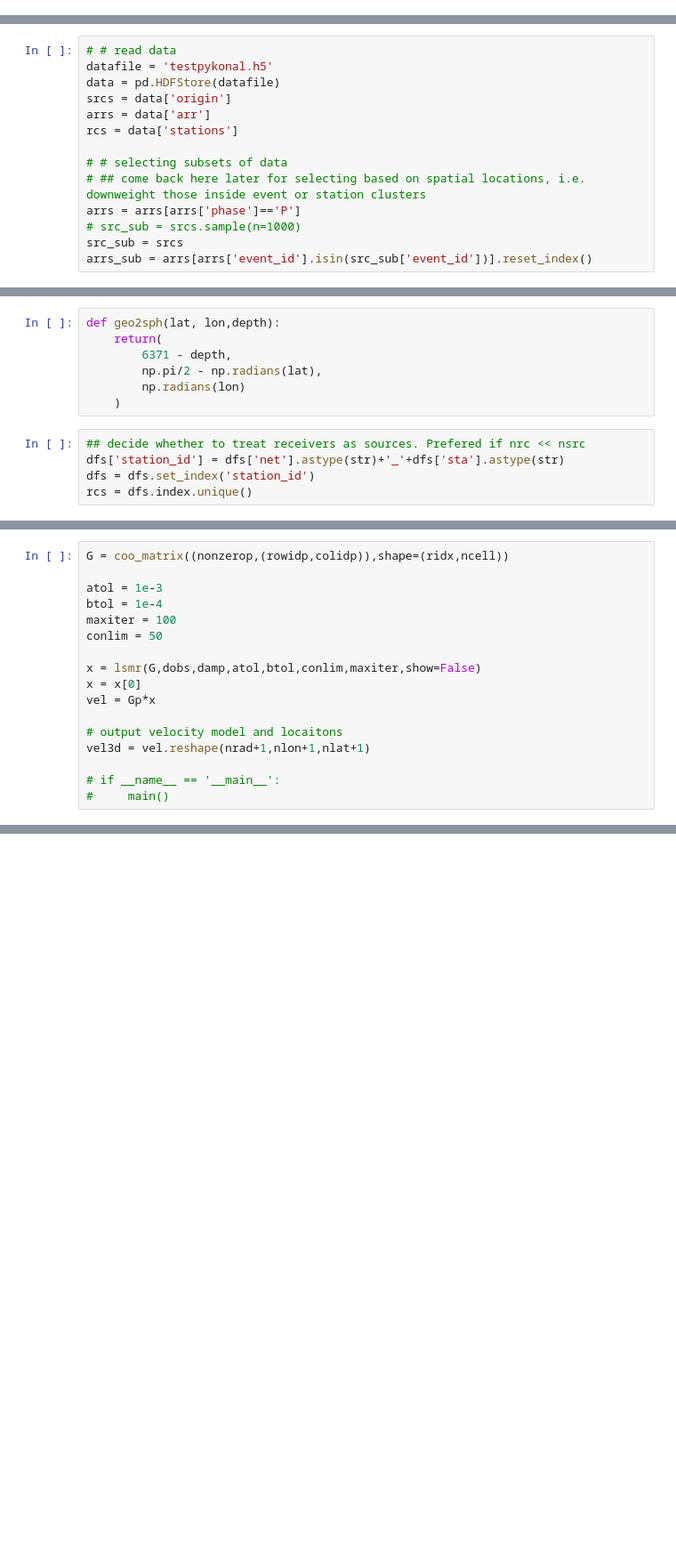
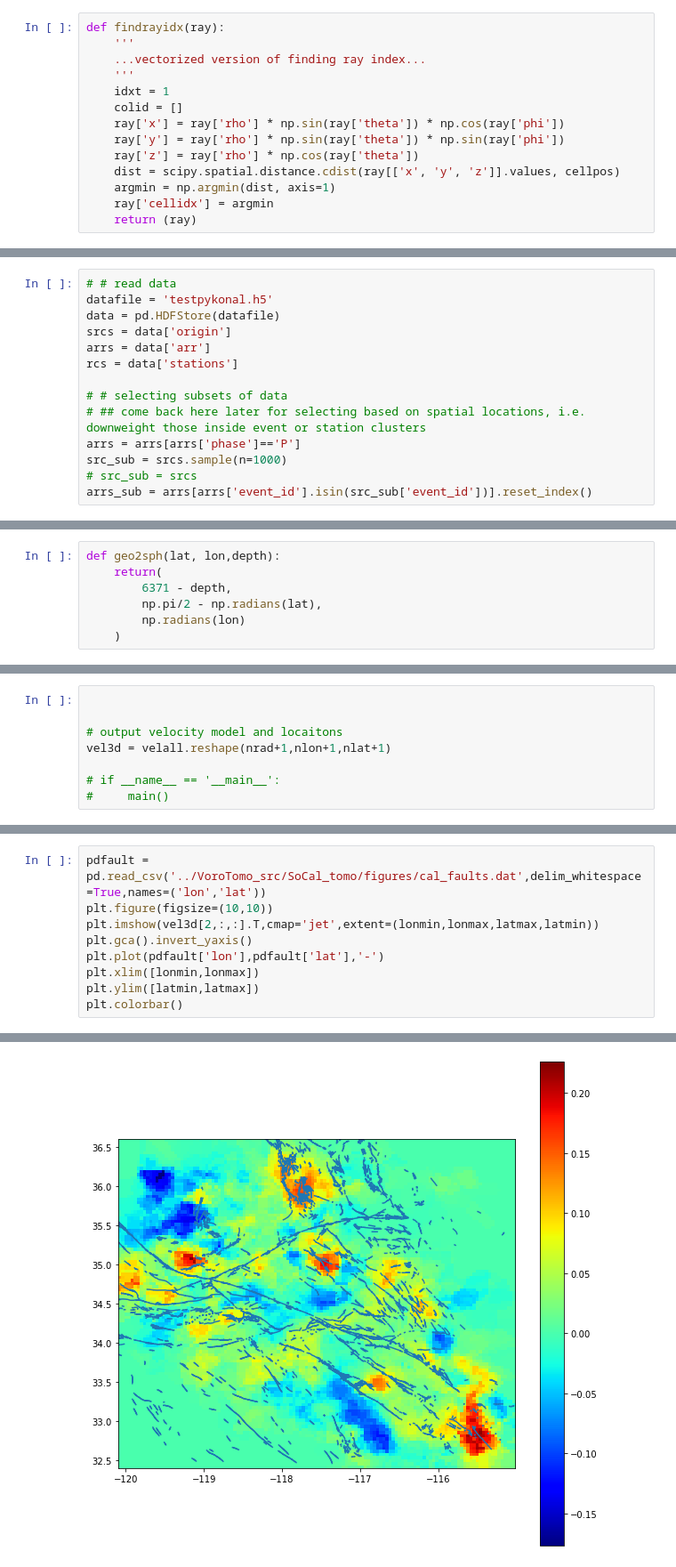
Before and after one commit to HongjianFang/PyVoroTomo, a Jupyter notebook: PyVoroTomo_Demo.ipynb, the cells around one changed output, grey strips where cells are left out. Shown at 89% size. Cells and saved outputs as stored; diff of their text form; blank space fills up the shorter version.

Commit message:
first workable version for 1 iteration

```diff
--- a/PyVoroTomo_Demo.ipynb
+++ b/PyVoroTomo_Demo.ipynb
@@ -140,0 +106,14 @@ Gp = coo_matrix((np.ones(mdim,),(rowid,colid)),shape=(mdim,ncell))
+# %%
+def findrayidx(ray):
+    '''
+    ...vectorized version of finding ray index...
+    '''
+    idxt = 1
+    colid = []
+    ray['x'] = ray['rho'] * np.sin(ray['theta']) * np.cos(ray['phi'])
+    ray['y'] = ray['rho'] * np.sin(ray['theta']) * np.sin(ray['phi'])
+    ray['z'] = ray['rho'] * np.cos(ray['theta'])
+    dist = scipy.spatial.distance.cdist(ray[['x', 'y', 'z']].values, cellpos)
+    argmin = np.argmin(dist, axis=1)
+    ray['cellidx'] = argmin
+    return (ray)
@@ -149,6 +165,6 @@ rcs = data['stations']
 # # selecting subsets of data
 # ## come back here later for selecting based on spatial locations, i.e. downweight those inside event or station clusters
 arrs = arrs[arrs['phase']=='P']
-# src_sub = srcs.sample(n=1000)
-src_sub = srcs
+src_sub = srcs.sample(n=1000)
+# src_sub = srcs
 arrs_sub = arrs[arrs['event_id'].isin(src_sub['event_id'])].reset_index()
@@ -220,9 +234,4 @@ def geo2sph(lat, lon,depth):
         np.pi/2 - np.radians(lat),
         np.radians(lon)
     )
-# %%
-## decide whether to treat receivers as sources. Prefered if nrc << nsrc
-dfs['station_id'] = dfs['net'].astype(str)+'_'+dfs['sta'].astype(str)
-dfs = dfs.set_index('station_id')
-rcs = dfs.index.unique()
 # %%
@@ -322,17 +329,8 @@ ray.groupby('cellidx').count()
 # %%
-G = coo_matrix((nonzerop,(rowidp,colidp)),shape=(ridx,ncell))
 
-atol = 1e-3
-btol = 1e-4
-maxiter = 100
-conlim = 50
-
-x = lsmr(G,dobs,damp,atol,btol,conlim,maxiter,show=False)
-x = x[0]
-vel = Gp*x
 
 # output velocity model and locaitons
-vel3d = vel.reshape(nrad+1,nlon+1,nlat+1)
+vel3d = velall.reshape(nrad+1,nlon+1,nlat+1)
 
 # if __name__ == '__main__':
 #     main()
@@ -348,0 +337,10 @@ findrayidx(ray)
+# %%
+pdfault = pd.read_csv('../VoroTomo_src/SoCal_tomo/figures/cal_faults.dat',delim_whitespace=True,names=('lon','lat'))
+plt.figure(figsize=(10,10))
+plt.imshow(vel3d[2,:,:].T,cmap='jet',extent=(lonmin,lonmax,latmax,latmin))
+plt.gca().invert_yaxis()
+plt.plot(pdfault['lon'],pdfault['lat'],'-')
+plt.xlim([lonmin,lonmax])
+plt.ylim([latmin,latmax])
+plt.colorbar()
+# %% [output]
@@ -348,0 +348 @@ findrayidx(ray)
+[figure, added]
```
Also changed, not shown: parts of 35 cells of this notebook.
